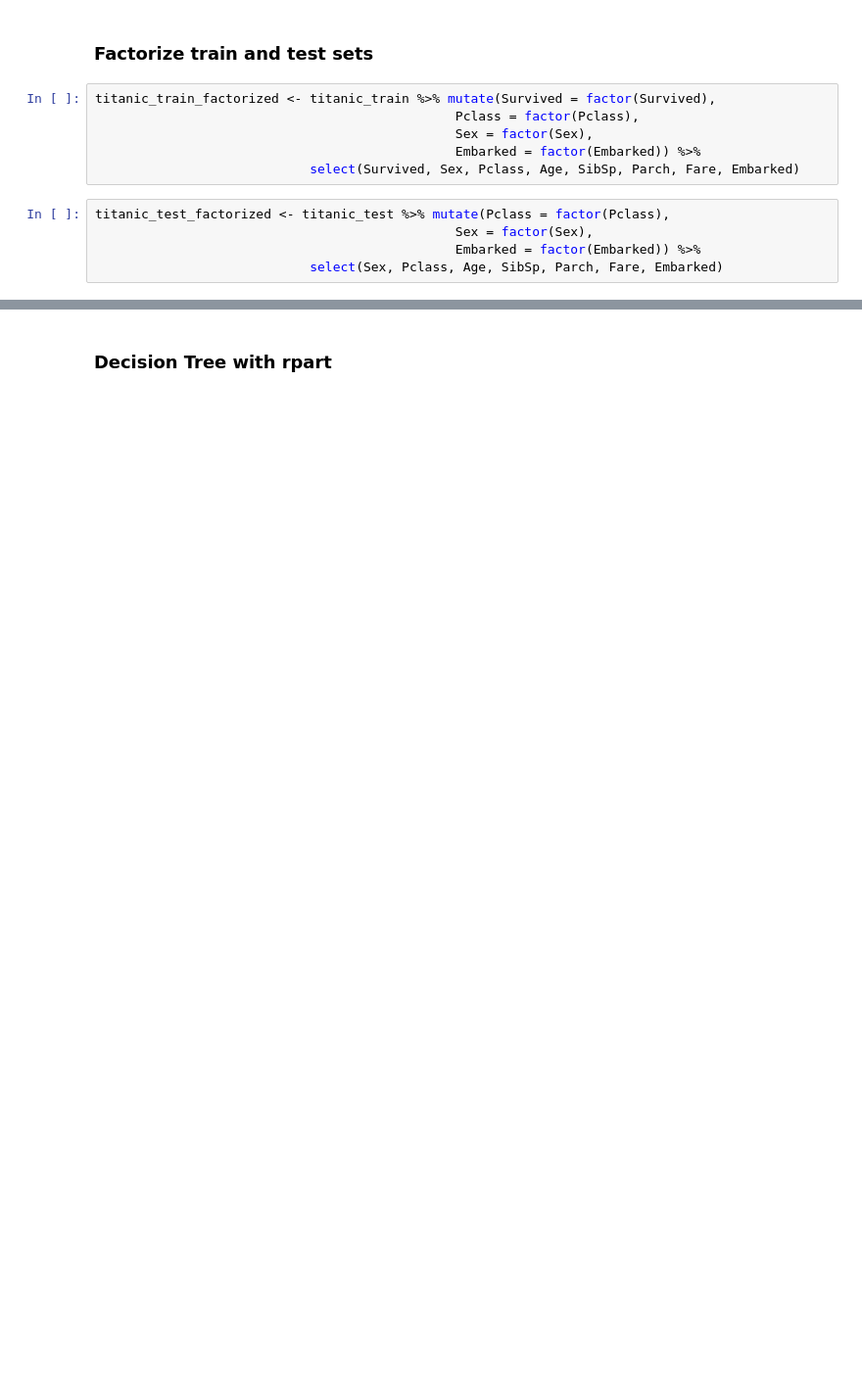
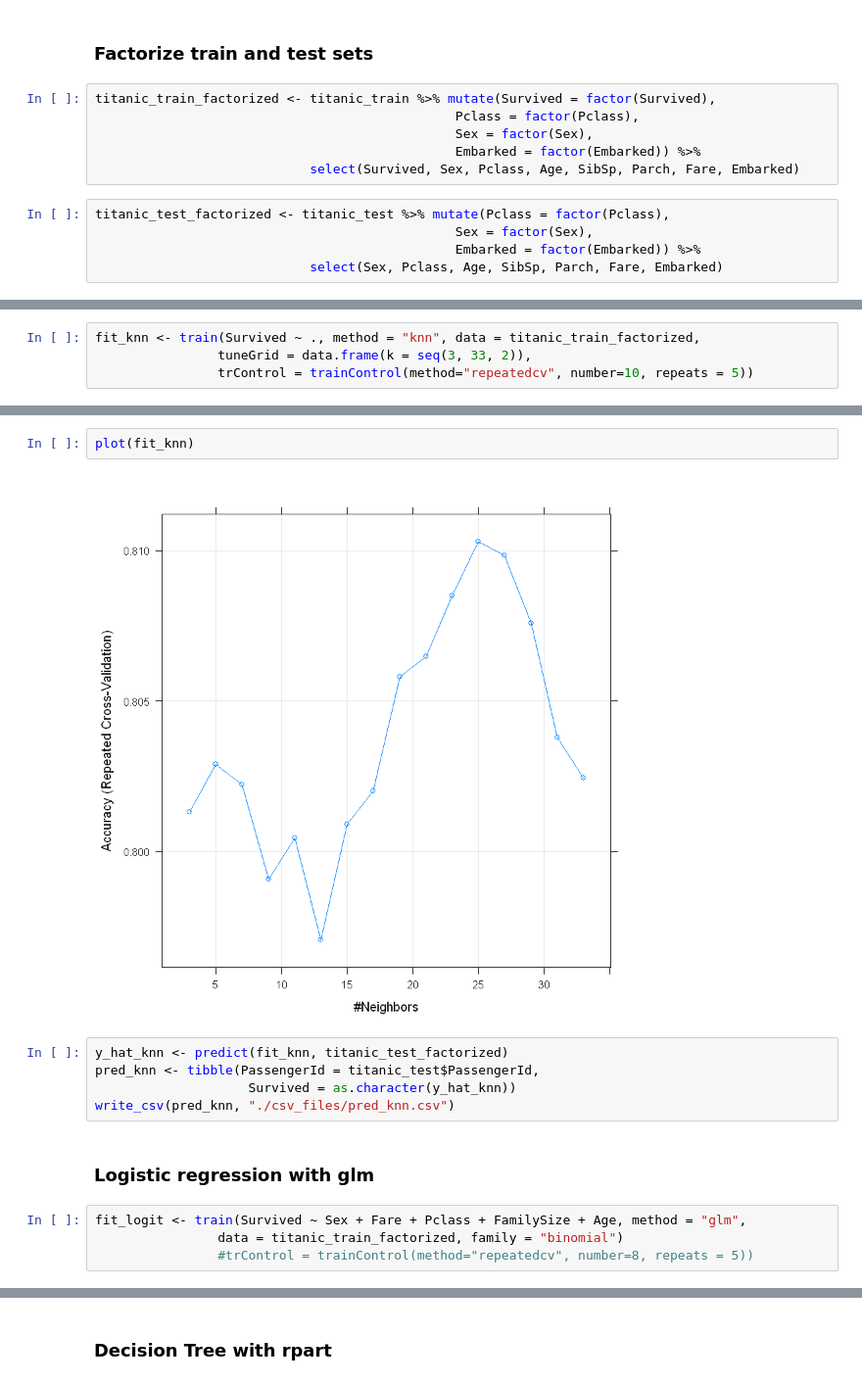
Before and after one commit to ktyap/titanic_kaggle, a Jupyter notebook: titanic_Rnb.ipynb, the cells around one changed output, grey strips where cells are left out. Shown at 98% size. Drawn from its saved outputs; the diff is of its cells as text; blank space fills up the shorter version.

```diff
--- a/titanic_Rnb.ipynb
+++ b/titanic_Rnb.ipynb
@@ -199,0 +297,4 @@ titanic_test_factorized <- titanic_test %>% mutate(Pclass = factor(Pclass),
+# %%
+fit_knn <- train(Survived ~ ., method = "knn", data = titanic_train_factorized,
+                tuneGrid = data.frame(k = seq(3, 33, 2)),
+                trControl = trainControl(method="repeatedcv", number=10, repeats = 5))
@@ -199,0 +321,15 @@ titanic_test_factorized <- titanic_test %>% mutate(Pclass = factor(Pclass),
+# %%
+plot(fit_knn)
+# %% [output]
+[figure, added]
+# %%
+y_hat_knn <- predict(fit_knn, titanic_test_factorized)
+pred_knn <- tibble(PassengerId = titanic_test$PassengerId,
+                    Survived = as.character(y_hat_knn))
+write_csv(pred_knn, "./csv_files/pred_knn.csv")
+# %% [markdown]
+### Logistic regression with glm
+# %%
+fit_logit <- train(Survived ~ Sex + Fare + Pclass + FamilySize + Age, method = "glm",
+                data = titanic_train_factorized, family = "binomial")
+                #trControl = trainControl(method="repeatedcv", number=8, repeats = 5))
```
Also changed, not shown: parts of 54 cells of this notebook, 4 other files.
